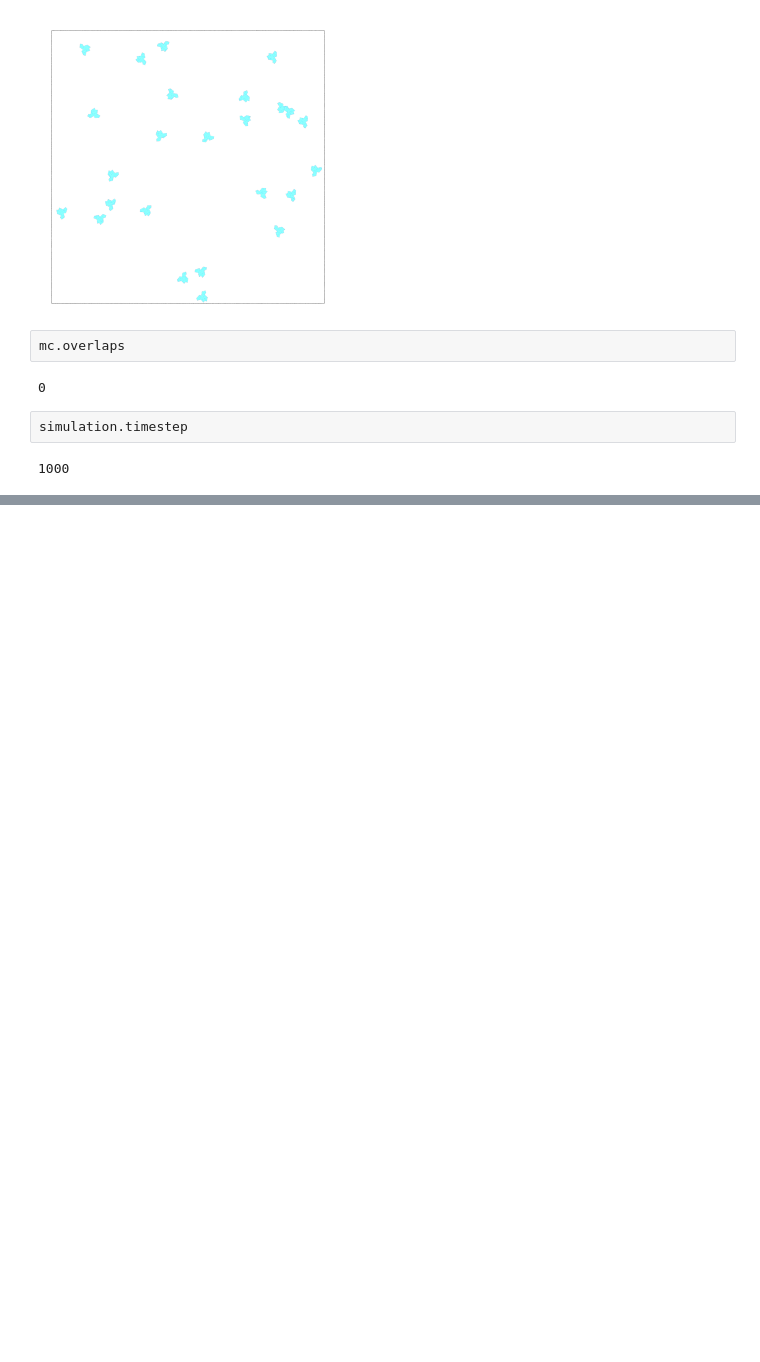
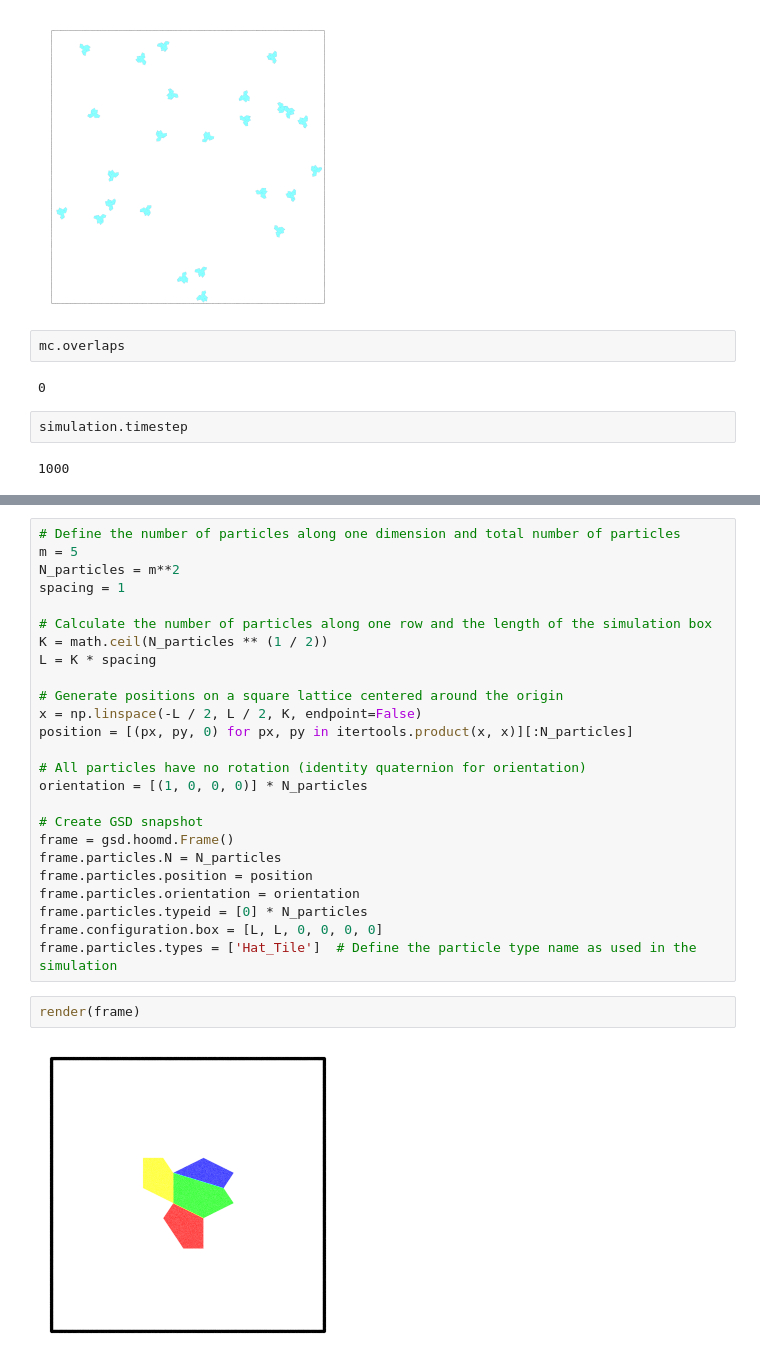
Before and after one commit to HarshReshamwala/HPMC, a Jupyter notebook: Einstein_Tiles/Sim/WorkInProgress/Lattice/v4.ipynb, the cells around one changed output, grey strips where cells are left out. Saved outputs shown, nothing was run; the diff lists cells and outputs as text; blank space fills up the shorter version.

```diff
--- a/Einstein_Tiles/Sim/WorkInProgress/Lattice/v4.ipynb
+++ b/Einstein_Tiles/Sim/WorkInProgress/Lattice/v4.ipynb
@@ -535,0 +700,29 @@ plt.show()
+# %%
+# Define the number of particles along one dimension and total number of particles
+m = 5
+N_particles = m**2
+spacing = 1
+
+# Calculate the number of particles along one row and the length of the simulation box
+K = math.ceil(N_particles ** (1 / 2))
+L = K * spacing
+
+# Generate positions on a square lattice centered around the origin
+x = np.linspace(-L / 2, L / 2, K, endpoint=False)
+position = [(px, py, 0) for px, py in itertools.product(x, x)][:N_particles]
+
+# All particles have no rotation (identity quaternion for orientation)
+orientation = [(1, 0, 0, 0)] * N_particles
+
+# Create GSD snapshot
+frame = gsd.hoomd.Frame()
+frame.particles.N = N_particles
+frame.particles.position = position
+frame.particles.orientation = orientation
+frame.particles.typeid = [0] * N_particles
+frame.configuration.box = [L, L, 0, 0, 0, 0]
+frame.particles.types = ['Hat_Tile']  # Define the particle type name as used in the simulation
+# %%
+render(frame)
+# %% [output]
+[figure, added]
```
Also changed, not shown: parts of 5 cells of this notebook, 1 other file.
